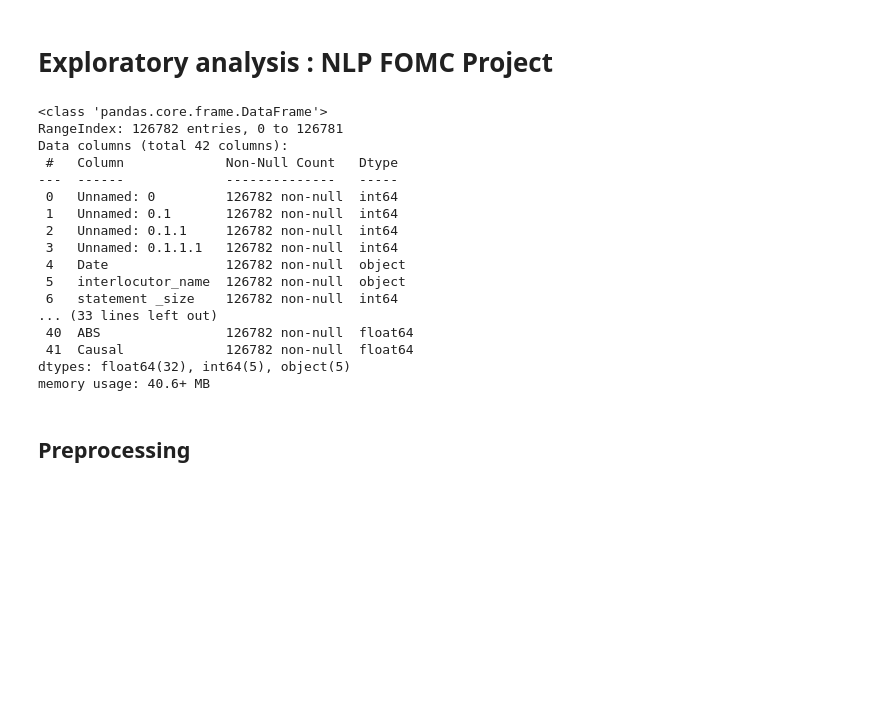
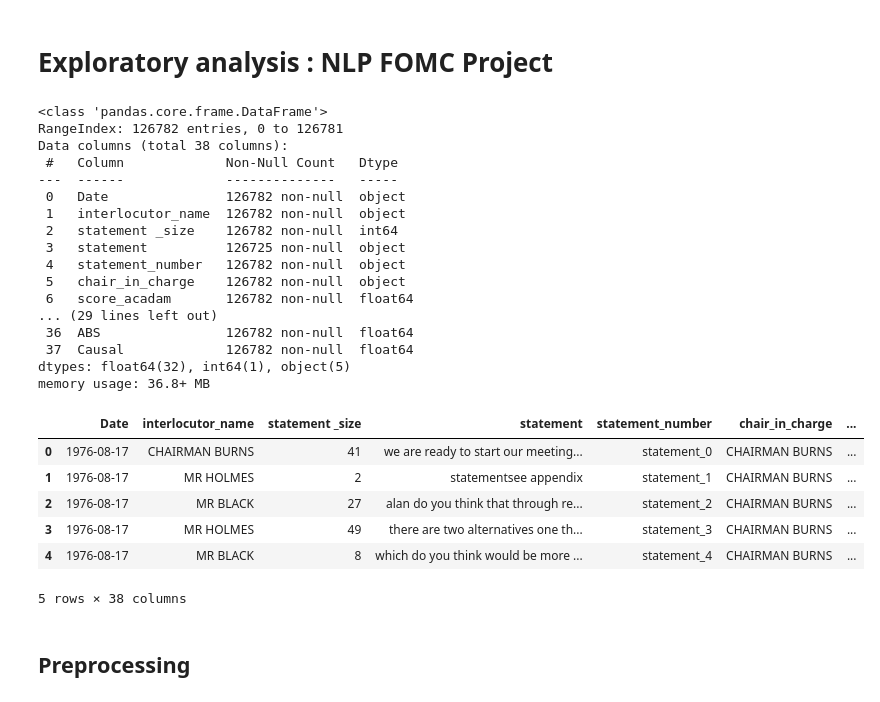
Before and after one commit to erialc-cal/NLP-FOMC, a Jupyter notebook: Scrapping_Explo.ipynb, the cells around one changed output. Saved outputs shown, nothing was run; the diff lists cells and outputs as text; code cells hidden in the pictures; blank space fills up the shorter version.

```diff
--- a/Scrapping_Explo.ipynb
+++ b/Scrapping_Explo.ipynb
@@ -13,27 +14,37 @@ import matplotlib.pyplot as plt
 # %%
 df = pd.read_csv("/Users/h2jw/Documents/GitHub/NLP-FOMC/RA_project/final_df_v4.csv", low_memory=True)
 # %%
-#df  = df.drop(columns=['Unnamed: 0', 'Unnamed: 0.1', 'Unnamed: 0.1.1','Unnamed: 0.1.1.1'])
+df  = df.drop(columns=['Unnamed: 0', 'Unnamed: 0.1', 'Unnamed: 0.1.1','Unnamed: 0.1.1.1'])
 
 df.info()
 # %% [output]
 <class 'pandas.core.frame.DataFrame'>
 RangeIndex: 126782 entries, 0 to 126781
-Data columns (total 42 columns):
+Data columns (total 38 columns):
  #   Column             Non-Null Count   Dtype
 ---  ------             --------------   -----
- 0   Unnamed: 0         126782 non-null  int64
- 1   Unnamed: 0.1       126782 non-null  int64
- 2   Unnamed: 0.1.1     126782 non-null  int64
- 3   Unnamed: 0.1.1.1   126782 non-null  int64
- 4   Date               126782 non-null  object
- 5   interlocutor_name  126782 non-null  object
- 6   statement _size    126782 non-null  int64
-... (33 lines left out)
- 40  ABS                126782 non-null  float64
- 41  Causal             126782 non-null  float64
-dtypes: float64(32), int64(5), object(5)
-memory usage: 40.6+ MB
+ 0   Date               126782 non-null  object
+ 1   interlocutor_name  126782 non-null  object
+ 2   statement _size    126782 non-null  int64
+ 3   statement          126725 non-null  object
+ 4   statement_number   126782 non-null  object
+ 5   chair_in_charge    126782 non-null  object
+ 6   score_acadam       126782 non-null  float64
+... (29 lines left out)
+ 36  ABS                126782 non-null  float64
+ 37  Causal             126782 non-null  float64
+dtypes: float64(32), int64(1), object(5)
+memory usage: 36.8+ MB
+# %%
+df.head()
+# %% [output]
+|  | Date | interlocutor_name | statement _size | statement | statement_number | chair_in_charge | ... |
+| 0 | 1976-08-17 | CHAIRMAN BURNS | 41 | we are ready to start our meeting... | statement_0 | CHAIRMAN BURNS | ... |
+| 1 | 1976-08-17 | MR HOLMES | 2 | statementsee appendix | statement_1 | CHAIRMAN BURNS | ... |
+| 2 | 1976-08-17 | MR BLACK | 27 | alan do you think that through re... | statement_2 | CHAIRMAN BURNS | ... |
+| 3 | 1976-08-17 | MR HOLMES | 49 | there are two alternatives one th... | statement_3 | CHAIRMAN BURNS | ... |
+| 4 | 1976-08-17 | MR BLACK | 8 | which do you think would be more ... | statement_4 | CHAIRMAN BURNS | ... |
+5 rows × 38 columns
 # %% [markdown]
 ## Preprocessing
 # %% [markdown]
```
Also changed, not shown: parts of 22 cells of this notebook, 1 other file.
